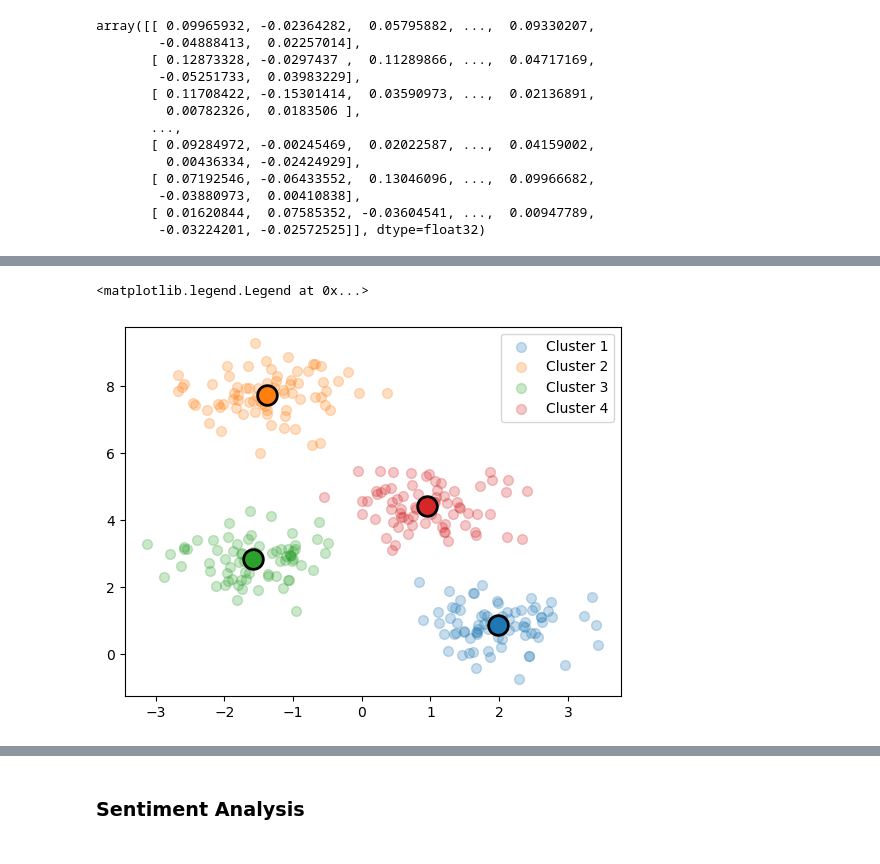
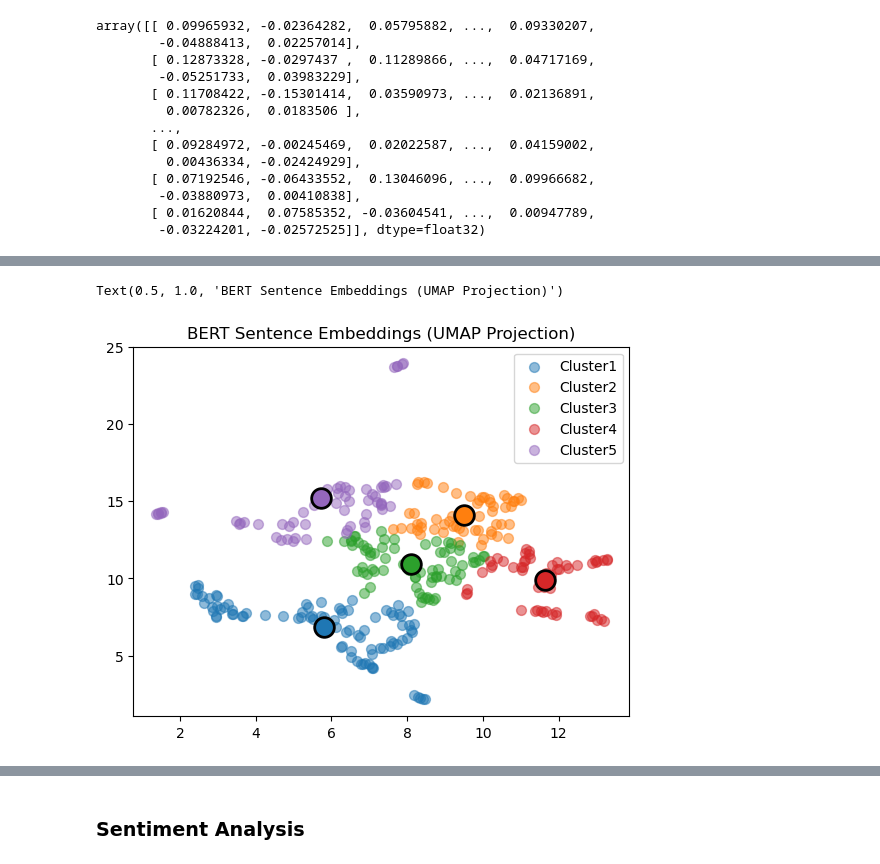
Before and after one commit to heiditam/SDOH_transportation, a Jupyter notebook: sdoh.ipynb, the cells around one changed output, grey strips where cells are left out. Cells and saved outputs as stored; diff of their text form; code cells hidden in the pictures.

```diff
--- a/sdoh.ipynb
+++ b/sdoh.ipynb
@@ -746,9 +746,21 @@ array([[ 0.09965932, -0.02364282,  0.05795882, ...,  0.09330207,
        [ 0.01620844,  0.07585352, -0.03604541, ...,  0.00947789,
         -0.03224201, -0.02572525]], dtype=float32)
 # %%
-clusters = 4
+from sklearn.metrics.pairwise import cosine_similarity as cosine_sim
+import umap.umap_ as umap
+from sklearn.cluster import KMeans
+from sklearn.datasets import make_blobs
+from itertools import cycle
+import matplotlib.pyplot as plt
+import matplotlib.cm as cm
+
+# Reduce dimensionality
+reducer = umap.UMAP(n_neighbors=5, min_dist=0.3, metric='cosine')
+embeddings_2d = reducer.fit_transform(np_embeddings)
+
+clusters = 5
 kmeans = KMeans(n_clusters=clusters,random_state=42)
-cluster_labels = kmeans.fit_predict(np_embeddings)
+cluster_labels = kmeans.fit_predict(embeddings_2d)
 cluster_group = {}
 
 for i, sentence in enumerate(new_sentences):
@@ -757,4 +769,3 @@ for i, sentence in enumerate(new_sentences):
         cluster_group[cluster_id] = [sentence]
     else:
         cluster_group[cluster_id].append(sentence)
-cluster_group[2]
@@ -800,35 +792,24 @@ plt.show()
 # %%
-### EXAMPLE ---
-from sklearn.cluster import KMeans
-from sklearn.datasets import make_blobs
-from itertools import cycle
-import matplotlib.pyplot as plt
-import matplotlib.cm as cm
+# Find centroids
+centroids_2d = kmeans.cluster_centers_
 
-n_clusters = 4
-X, y_true = make_blobs(n_samples=300, centers=n_clusters,
-                       cluster_std=0.60, random_state=0)
-kmeans = KMeans(n_clusters=n_clusters)
-kmeans.fit(X)
-y_kmeans = kmeans.predict(X)
-centers = kmeans.cluster_centers_
-
-# map predictions to label
-labels = {0: "Cluster 1", 1: "Cluster 2", 2: "Cluster 3", 3: "Cluster 4"}
+# Plot embeddings
+labels = {i: f'Cluster{i + 1}' for i in range(clusters)}
 
 colors = cycle(cm.tab10.colors)
 plt.figure()
 
-for i in range(n_clusters):
+for i in range(clusters):
     # plot one cluster for each iteration
     color = next(colors)
-    # find indeces corresponding to cluser i
-    idx = y_kmeans == i
-    # plot cluster
-    plt.scatter(X[idx, 0], X[idx, 1], color=color, s=50, label=labels[i], alpha=0.25)
-    # plot center
-    plt.scatter(centers[i, 0], centers[i, 1], edgecolors="k", linewidth=2, color=color, s=200, alpha=1)
+    # find indices corresponding to cluser i
+    idx = cluster_labels == i
+    # plot clusters
+    plt.scatter(embeddings_2d[idx, 0], embeddings_2d[idx, 1], color=[color], s=50, label=labels[i], alpha=0.5)
+    # plot centroids
+    plt.scatter(centroids_2d[i, 0], centroids_2d[i, 1], edgecolors="k", linewidth=2, color=color, s=200, alpha=1)
 plt.legend()
+plt.title("BERT Sentence Embeddings (UMAP Projection)")
 # %% [output]
-<matplotlib.legend.Legend at 0x...>
+Text(0.5, 1.0, 'BERT Sentence Embeddings (UMAP Projection)')
-[figure, old version]
+[figure, new version]
```
Also changed, not shown: parts of 25 cells of this notebook.
